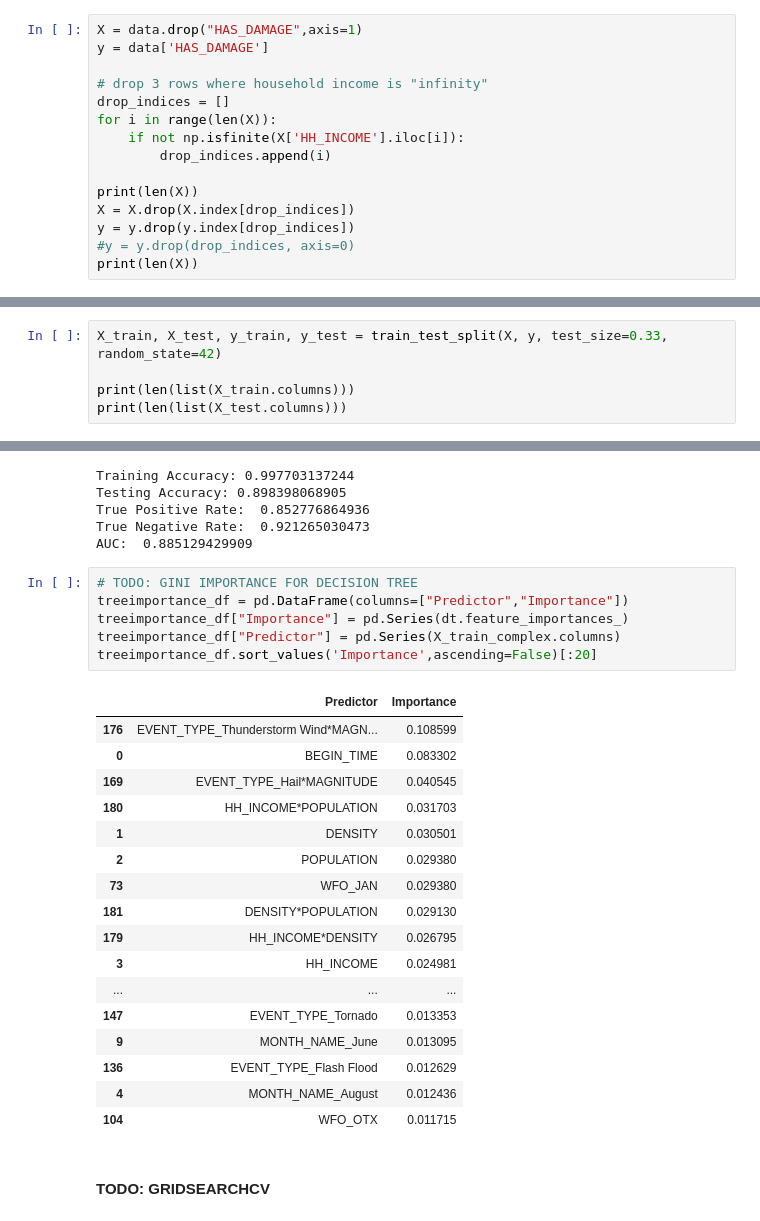
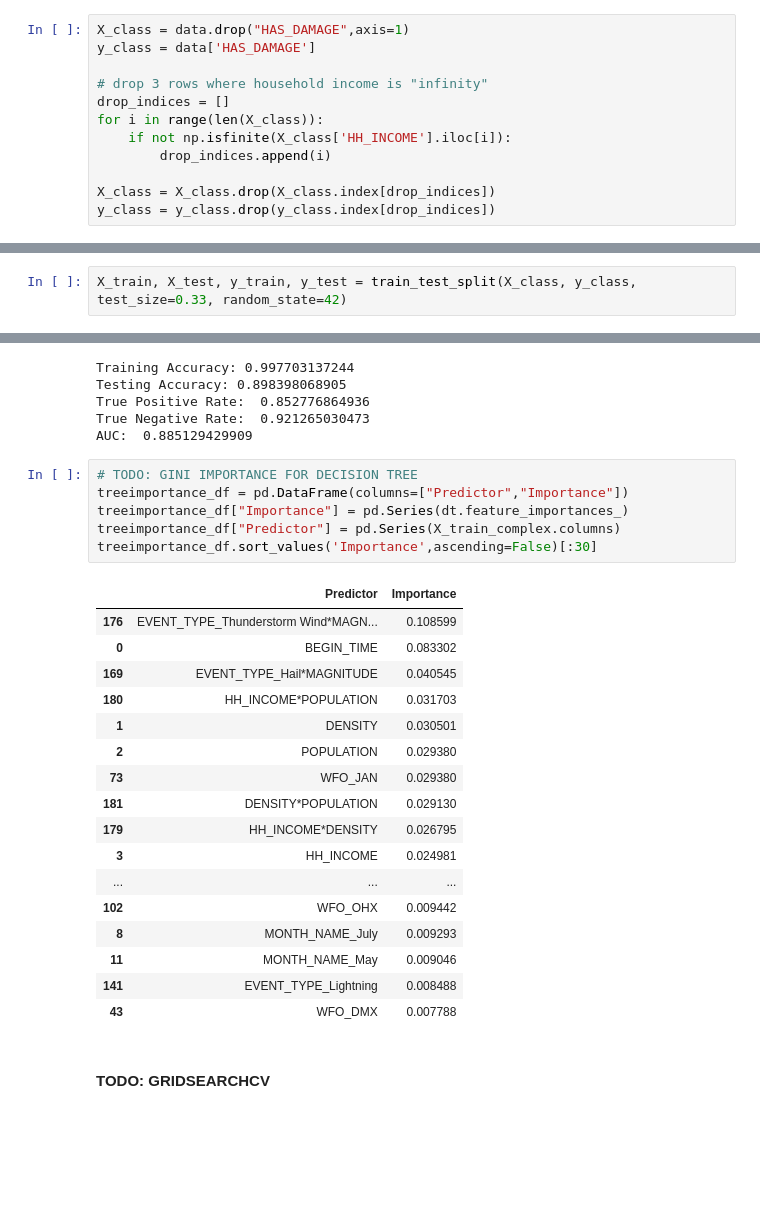
Before and after one commit to jkup11/cs109_storm_project, a Jupyter notebook: Final_Project_Master_v0.ipynb, the cells around one changed output, grey strips where cells are left out. Saved outputs shown, nothing was run; the diff lists cells and outputs as text; blank space fills up the shorter version.

```diff
--- a/Final_Project_Master_v0.ipynb
+++ b/Final_Project_Master_v0.ipynb
@@ -578,17 +627,14 @@ Index(['BEGIN_YEARMONTH', 'BEGIN_DAY', 'BEGIN_TIME', 'END_YEARMONTH', 'END_DAY',
        'TOR_OTHER_WFO', 'TOR_OTHER_CZ_STATE', 'TOR_OTHER_CZ_FIPS', 'TOR_OTHER_CZ_NAME', 'BEGIN_RANGE', 'BEGIN_AZIMUTH', 'BEGIN_LOCATION', 'END_RANGE', 'END_AZIMUTH', 'END_LOCATION', 'BEGIN_LAT', 'BEGI ...
       dtype='object')
 # %%
-X = data.drop("HAS_DAMAGE",axis=1)
-y = data['HAS_DAMAGE']
+X_class = data.drop("HAS_DAMAGE",axis=1)
+y_class = data['HAS_DAMAGE']
 
 # drop 3 rows where household income is "infinity"
 drop_indices = []
-for i in range(len(X)):
-    if not np.isfinite(X['HH_INCOME'].iloc[i]):
+for i in range(len(X_class)):
+    if not np.isfinite(X_class['HH_INCOME'].iloc[i]):
         drop_indices.append(i)
 
-print(len(X))
-X = X.drop(X.index[drop_indices])
-y = y.drop(y.index[drop_indices])
-#y = y.drop(drop_indices, axis=0)
-print(len(X))
+X_class = X_class.drop(X_class.index[drop_indices])
+y_class = y_class.drop(y_class.index[drop_indices])
@@ -598,5 +641,2 @@ print(len(X))
 # %%
-X_train, X_test, y_train, y_test = train_test_split(X, y, test_size=0.33, random_state=42)
-
-print(len(list(X_train.columns)))
-print(len(list(X_test.columns)))
+X_train, X_test, y_train, y_test = train_test_split(X_class, y_class, test_size=0.33, random_state=42)
@@ -1033,26 +1082,26 @@ AUC:  0.885129429909
 # %%
 # TODO: GINI IMPORTANCE FOR DECISION TREE
 treeimportance_df = pd.DataFrame(columns=["Predictor","Importance"])
 treeimportance_df["Importance"] = pd.Series(dt.feature_importances_)
 treeimportance_df["Predictor"] = pd.Series(X_train_complex.columns)
-treeimportance_df.sort_values('Importance',ascending=False)[:20]
+treeimportance_df.sort_values('Importance',ascending=False)[:30]
 # %% [output]
 |  | Predictor | Importance |
 | 176 | EVENT_TYPE_Thunderstorm Wind*MAGN... | 0.108599 |
 | 0 | BEGIN_TIME | 0.083302 |
 | 169 | EVENT_TYPE_Hail*MAGNITUDE | 0.040545 |
 | 180 | HH_INCOME*POPULATION | 0.031703 |
 | 1 | DENSITY | 0.030501 |
 | 2 | POPULATION | 0.029380 |
 | 73 | WFO_JAN | 0.029380 |
 | 181 | DENSITY*POPULATION | 0.029130 |
 | 179 | HH_INCOME*DENSITY | 0.026795 |
 | 3 | HH_INCOME | 0.024981 |
 | ... | ... | ... |
-| 147 | EVENT_TYPE_Tornado | 0.013353 |
-| 9 | MONTH_NAME_June | 0.013095 |
-| 136 | EVENT_TYPE_Flash Flood | 0.012629 |
-| 4 | MONTH_NAME_August | 0.012436 |
-| 104 | WFO_OTX | 0.011715 |
+| 102 | WFO_OHX | 0.009442 |
+| 8 | MONTH_NAME_July | 0.009293 |
+| 11 | MONTH_NAME_May | 0.009046 |
+| 141 | EVENT_TYPE_Lightning | 0.008488 |
+| 43 | WFO_DMX | 0.007788 |
 # %% [markdown]
 #### TODO: GRIDSEARCHCV
```
Also changed, not shown: parts of 37 cells of this notebook, 1 other file.
